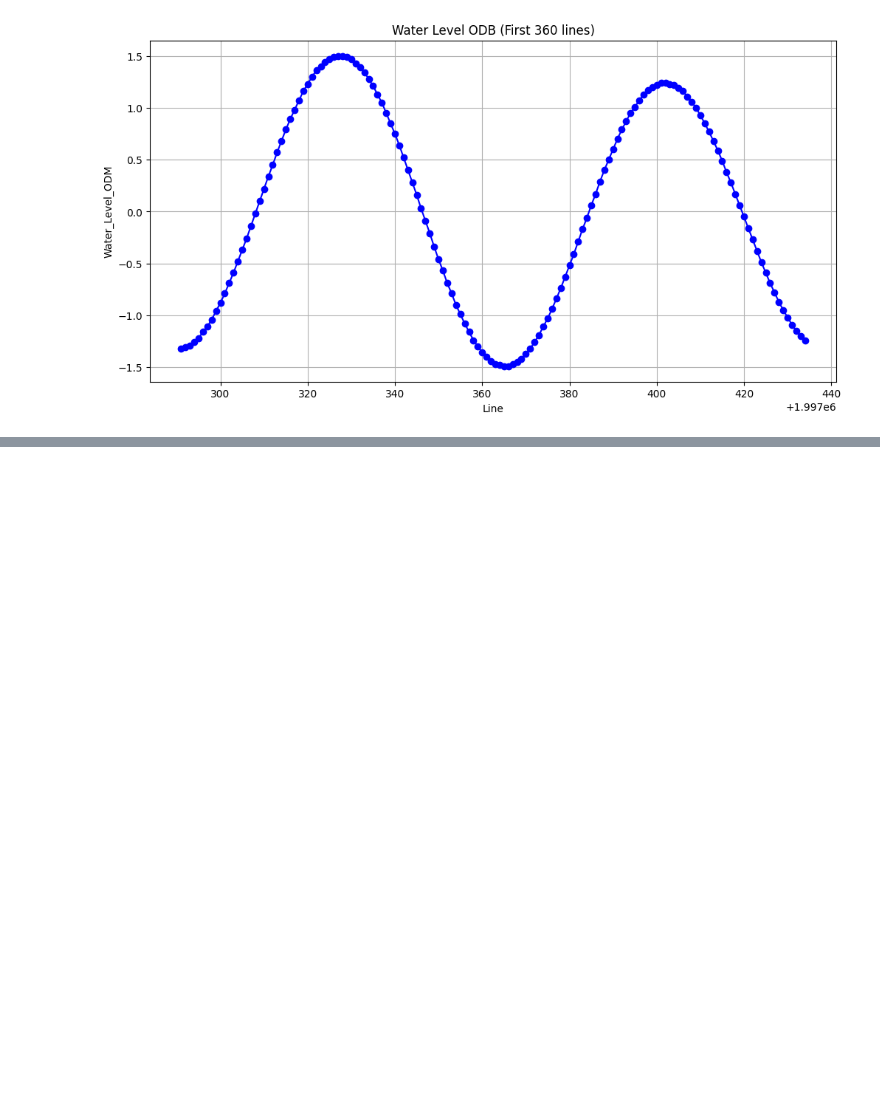
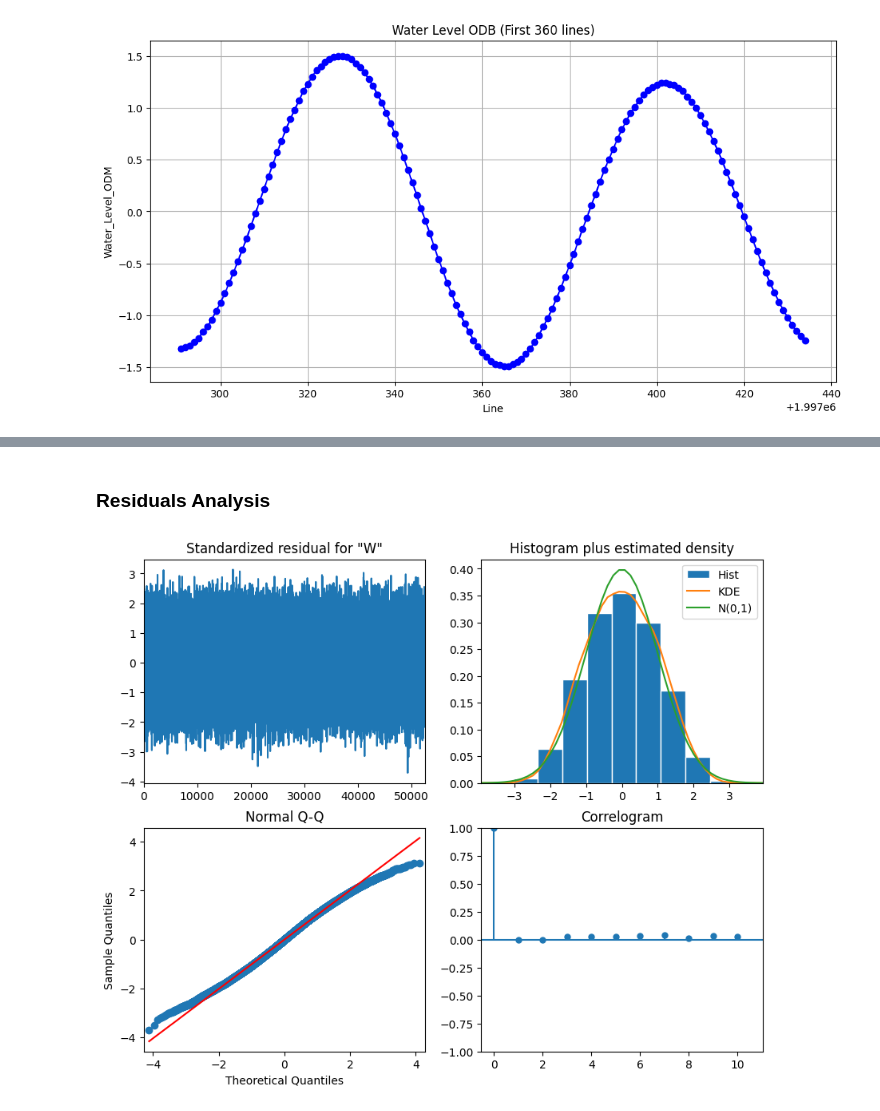
Before and after one commit to mariaviv27/Machine-Learning-Avanzado, a Jupyter notebook: Entrega 2 - Time Series/Time Series Prediction - D2.2.ipynb, the cells around one changed output, grey strips where cells are left out. Cells and saved outputs as stored; diff of their text form; code cells hidden in the pictures; blank space fills up the shorter version.

```diff
--- a/Entrega 2 - Time Series/Time Series Prediction - D2.2.ipynb
+++ b/Entrega 2 - Time Series/Time Series Prediction - D2.2.ipynb
@@ -147,0 +229,8 @@ result.plot()
+# %% [markdown]
+### Residuals Analysis
+# %%
+ARMA_model = SARIMAX(train['Water_Level_ODM'], order=(14,0 ,8), simple_differencing=False)
+ARMA_model_fit = ARMA_model.fit(disp=False)
+ARMA_model_fit.plot_diagnostics(figsize=(10, 8));
+# %% [output]
+[figure, added]
```
Also changed, not shown: parts of 42 cells of this notebook.
